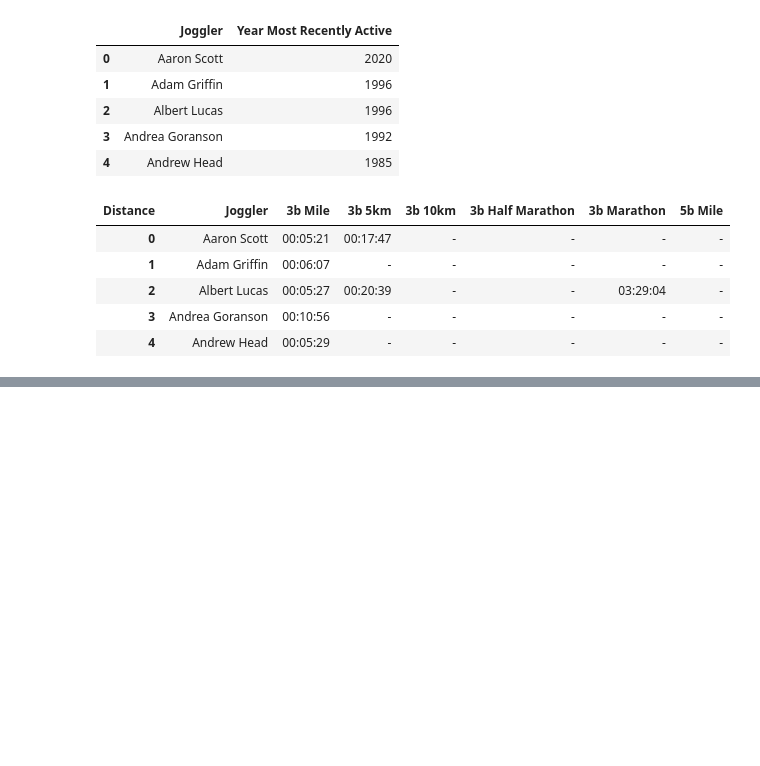
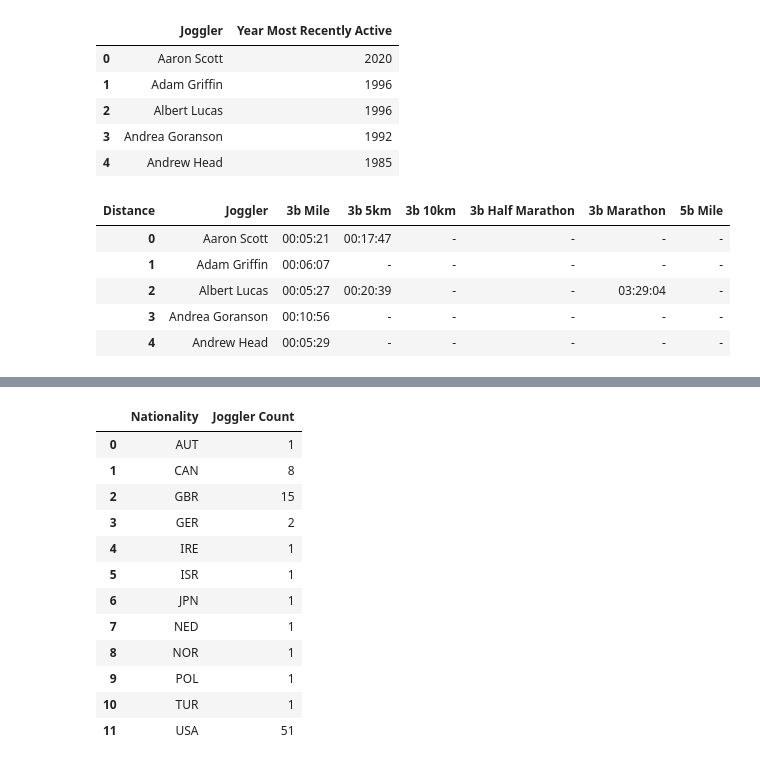
Before and after one commit to joggling-results/results, a Jupyter notebook: Analysis.ipynb, the cells around one changed output, grey strips where cells are left out. Cells and saved outputs as stored; diff of their text form; code cells hidden in the pictures; blank space fills up the shorter version.

```diff
--- a/Analysis.ipynb
+++ b/Analysis.ipynb
@@ -109,3 +109,21 @@ joggler_df
 | 198 | Jeff Civillico | USA | 2009 | - | - | - | - | 04:24:16 | ... |
 | 199 | Ingbert Bittel | GER | 2007 | - | - | - | - | 04:57:25 | ... |
 | 200 | Jonas Eberlein | GER | 2006 | - | - | - | - | 05:13:31 | ... |
+# %%
+nationality_df = data[['Joggler','Nationality']].drop_duplicates().reset_index(drop=True).replace({'0':'Unknown'})
+country_df = nationality_df[nationality_df['Nationality']!='Unknown'].groupby('Nationality').count().reset_index().rename({'Joggler':'Joggler Count'},axis=1)
+country_df
+# %% [output]
+|  | Nationality | Joggler Count |
+| 0 | AUT | 1 |
+| 1 | CAN | 8 |
+| 2 | GBR | 15 |
+| 3 | GER | 2 |
+| 4 | IRE | 1 |
+| 5 | ISR | 1 |
+| 6 | JPN | 1 |
+| 7 | NED | 1 |
+| 8 | NOR | 1 |
+| 9 | POL | 1 |
+| 10 | TUR | 1 |
+| 11 | USA | 51 |
```
Also changed, not shown: 1 other file.
